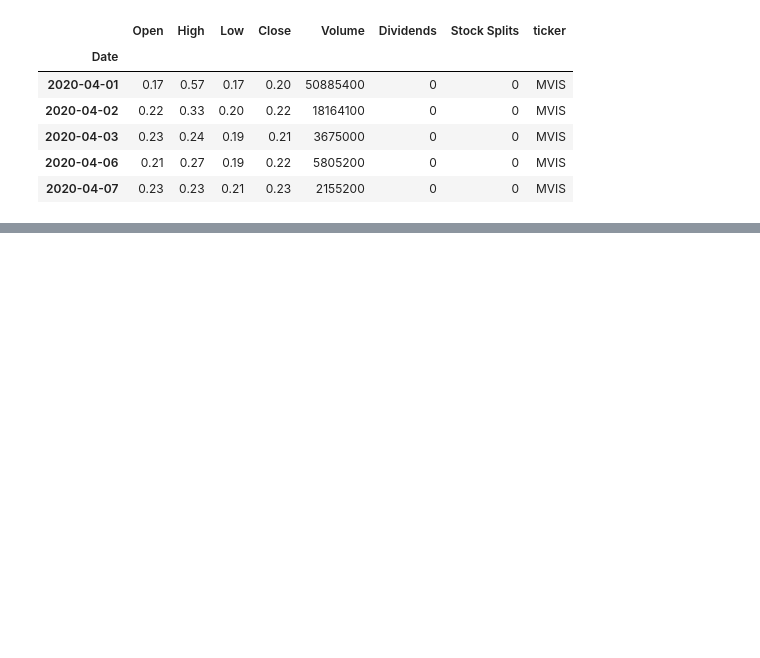
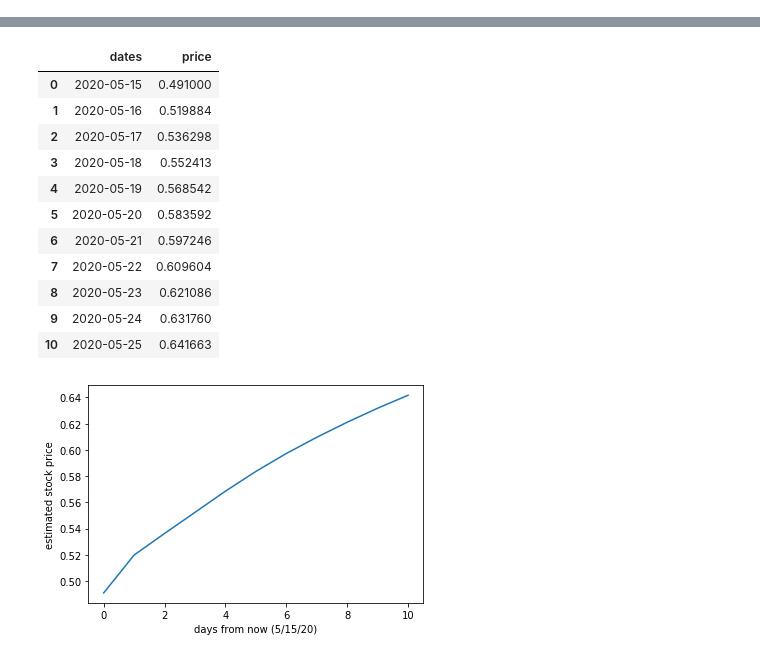
Before and after one commit to chubbar9/Stock_Test_Scripts, a Jupyter notebook: Scratch_Notebooks/day_trading_scripts_scratch.ipynb, the cells around one changed output, grey strips where cells are left out. Saved outputs shown, nothing was run; the diff lists cells and outputs as text; code cells hidden in the pictures; blank space fills up the shorter version.

```diff
--- a/Scratch_Notebooks/day_trading_scripts_scratch.ipynb
+++ b/Scratch_Notebooks/day_trading_scripts_scratch.ipynb
@@ -58,28 +50,22 @@ $ 30.0 needs to go to savings
 # %%
 #Connecting to yFinance and create a ticker dataframe
-
-
 def create_ticker_df(ticker_symbols, start_date, end_date):
-    ### Inputs and outputs
+    """" Inputs and outputs
     #param ticker_symbols: a single or list of ticker symbols
     #param start_date: date in YYYY-M-D
     #param end_date: date in YYYY-M-D
     #output dataframe
+    """
     ticker_df = []
     for i in ticker_symbols:
         temp_tick = yf.Ticker(i)
         temp_df = temp_tick.history(period='1d', start=start_date, end=end_date)
         temp_df['ticker'] = i
+        temp_df['daily_change'] = temp_df['Close'] - temp_df['Open']
+        temp_df['change_over_volume'] = temp_df['daily_change'] / temp_df['Volume']
+        temp_df['change'] = np.where(temp_df['daily_change'] >= 0, 'increase', 'decrease')
         ticker_df.append(temp_df)
     ticker_df = pd.concat(ticker_df, axis=0)
     return(ticker_df)
 # %%
-create_ticker_df(['MVIS','F'],'2020-4-1','2020-5-08').head()
+create_ticker_df(['TPIC','F'],'2020-4-1','2020-5-08').head()
-# %% [output]
-|  | Open | High | Low | Close | Volume | Dividends | Stock Splits | ticker |
-| Date |  |  |  |  |  |  |  |  |
-| 2020-04-01 | 0.17 | 0.57 | 0.17 | 0.20 | 50885400 | 0 | 0 | MVIS |
-| 2020-04-02 | 0.22 | 0.33 | 0.20 | 0.22 | 18164100 | 0 | 0 | MVIS |
-| 2020-04-03 | 0.23 | 0.24 | 0.19 | 0.21 | 3675000 | 0 | 0 | MVIS |
-| 2020-04-06 | 0.21 | 0.27 | 0.19 | 0.22 | 5805200 | 0 | 0 | MVIS |
-| 2020-04-07 | 0.23 | 0.23 | 0.21 | 0.23 | 2155200 | 0 | 0 | MVIS |
@@ -85,0 +173,3 @@ create_ticker_df(['MVIS','F'],'2020-4-1','2020-5-08').head()
+# %%
+make_estimates(ticker_symbol = 'KTOV', epos = 1000, start_date = '2019-5-1', end_date = '2020-5-17')
+# %% [output]
@@ -85,0 +177,13 @@ create_ticker_df(['MVIS','F'],'2020-4-1','2020-5-08').head()
+|  | dates | price |
+| 0 | 2020-05-15 | 0.491000 |
+| 1 | 2020-05-16 | 0.519884 |
+| 2 | 2020-05-17 | 0.536298 |
+| 3 | 2020-05-18 | 0.552413 |
+| 4 | 2020-05-19 | 0.568542 |
+| 5 | 2020-05-20 | 0.583592 |
+| 6 | 2020-05-21 | 0.597246 |
+| 7 | 2020-05-22 | 0.609604 |
+| 8 | 2020-05-23 | 0.621086 |
+| 9 | 2020-05-24 | 0.631760 |
+| 10 | 2020-05-25 | 0.641663 |
+[figure, added]
```
Also changed, not shown: parts of 6 cells of this notebook.
